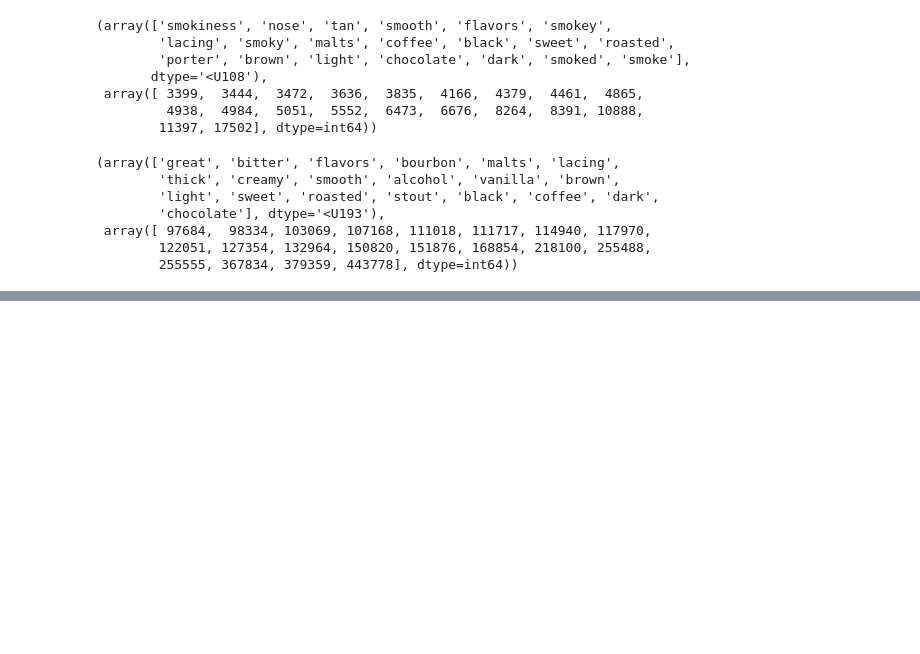
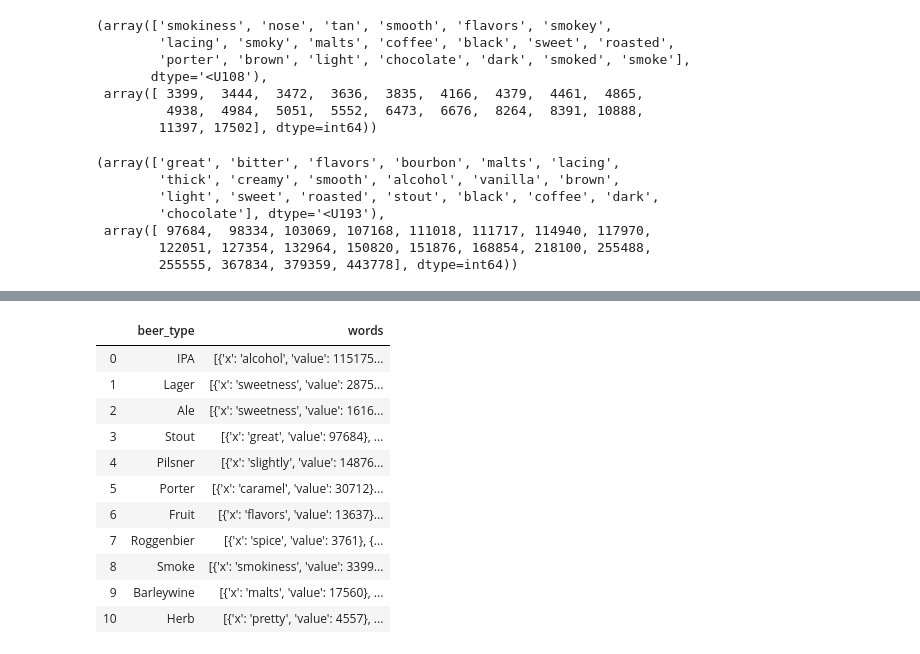
Before and after one commit to com-480-data-visualization/com-480-project-datasat, a Jupyter notebook: data_preprocessing/data_enhancement.ipynb, the cells around one changed output, grey strips where cells are left out. Drawn from its saved outputs; the diff is of its cells as text; code cells hidden in the pictures; blank space fills up the shorter version.

Commit message:
cloud words working yaaaay

```diff
--- a/data_preprocessing/data_enhancement.ipynb
+++ b/data_preprocessing/data_enhancement.ipynb
@@ -320,7 +323,7 @@ def store_words_(data,beer_types):
         liste = []
         for i in range(len(words)):
             liste.append({"x":words[i],"value": counts[i]})
-        result.loc[beer_types[j],'words'] = liste
+        result.loc[j,'words'] = liste
 
     return result
 # %%
@@ -404,3 +407,20 @@ data = [IPA, Lager, Ale, Stout,Pilsner,Porter,Fruit,Roggenbier,Smoke,Barleywine,
 result = store_words_(data,beer_types)
 # %% [output]
 [interactive output not drawn]
+# %%
+result.set_index('beer_type').to_json("../data/word_cloud.json",orient='index')
+# %%
+result
+# %% [output]
+|  | beer_type | words |
+| 0 | IPA | [{'x': 'alcohol', 'value': 115175... |
+| 1 | Lager | [{'x': 'sweetness', 'value': 2875... |
+| 2 | Ale | [{'x': 'sweetness', 'value': 1616... |
+| 3 | Stout | [{'x': 'great', 'value': 97684}, ... |
+| 4 | Pilsner | [{'x': 'slightly', 'value': 14876... |
+| 5 | Porter | [{'x': 'caramel', 'value': 30712}... |
+| 6 | Fruit | [{'x': 'flavors', 'value': 13637}... |
+| 7 | Roggenbier | [{'x': 'spice', 'value': 3761}, {... |
+| 8 | Smoke | [{'x': 'smokiness', 'value': 3399... |
+| 9 | Barleywine | [{'x': 'malts', 'value': 17560}, ... |
+| 10 | Herb | [{'x': 'pretty', 'value': 4557}, ... |
```
Also changed, not shown: parts of 8 cells of this notebook, 2 other files.
